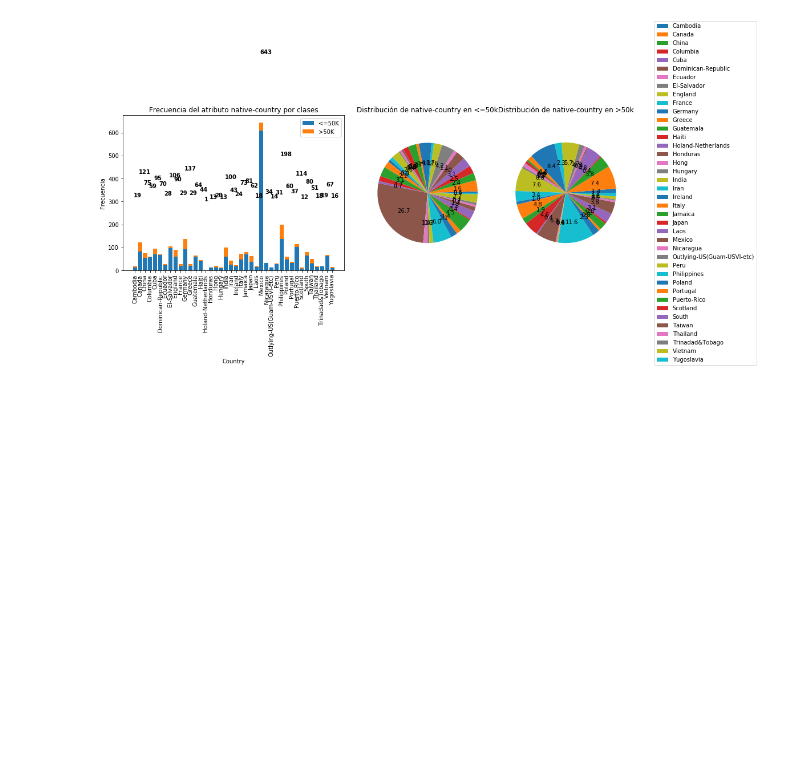
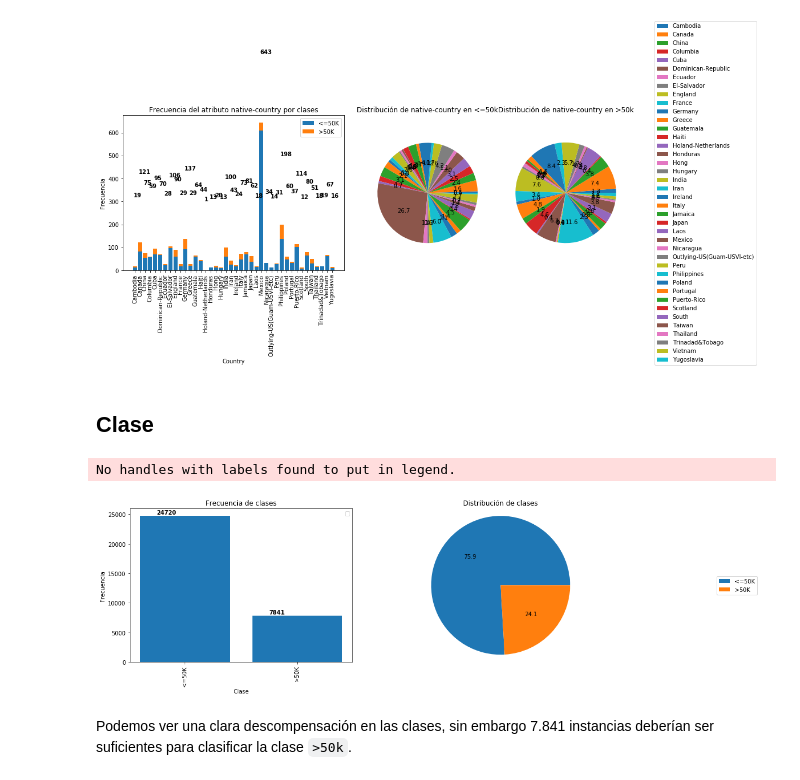
Before and after one commit to es2812/censusincomeanalysis, a Jupyter notebook: Data Exploration.ipynb, the cells around one changed output. Cells and saved outputs as stored; diff of their text form; code cells hidden in the pictures; blank space fills up the shorter version.

Commit message:
Added class distribution visualization to notebook

```diff
--- a/Data Exploration.ipynb
+++ b/Data Exploration.ipynb
@@ -741,3 +741,37 @@ ax4.axis('off')
 plt.show()
 # %% [output]
 [figure]
+# %% [markdown]
+## Clase
+# %%
+X,Y=np.unique(data.CLASS,return_counts=True)
+# %%
+pylab.rcParams['figure.figsize'] = (20, 5)
+fig, (ax1, ax2, ax3) = plt.subplots(1,3,gridspec_kw = {'width_ratios':[2,2,1]})
+#histograma
+ax1.set_title("Frecuencia de clases")
+ax1.set_xlabel("Clase")
+for tick in ax1.get_xticklabels():
+    tick.set_rotation(90)
+ax1.set_ylabel("Frecuencia")
+ax1.bar(X,Y)
+
+ax1.legend()
+
+for i, v in enumerate(Y):
+    ax1.text(i-.25,v+300, str(v), color='black', fontweight='bold')
+
+ax2.set_title("Distribución de clases")
+
+patches, _, _ = ax2.pie(Y,autopct="%2.1f")
+ax2.axis('equal')
+
+ax3.legend(patches,X,loc="right")
+ax3.axis('off')
+
+plt.show()
+# %% [output]
+No handles with labels found to put in legend.
+[figure, added]
+# %% [markdown]
+Podemos ver una clara descompensación en las clases, sin embargo 7.841 instancias deberían ser suficientes para clasificar la clase `>50k`.
```
